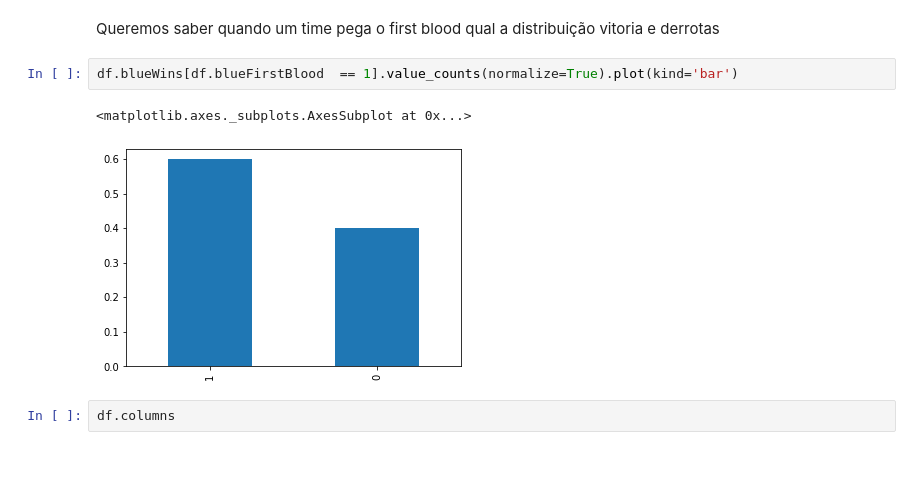
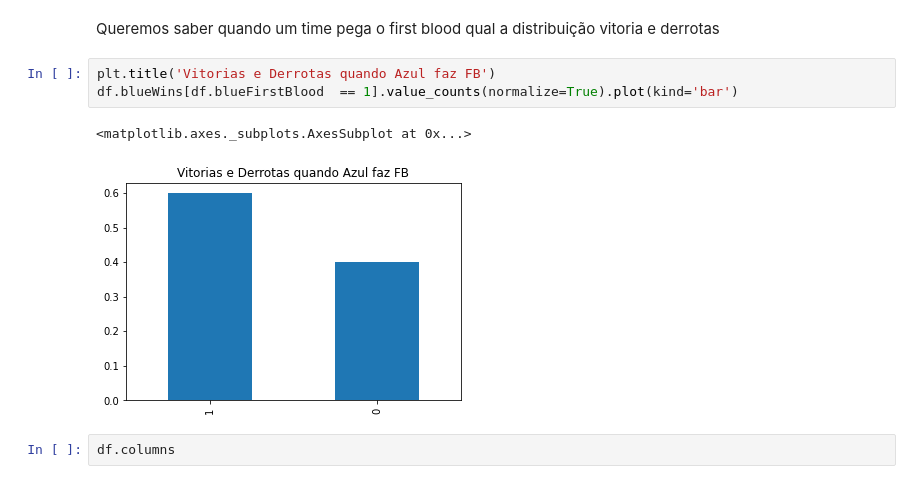
Before and after one commit to nilberthsouza/league-of-legends-analisys, a Jupyter notebook: explarationLeagueofLegendsDS.ipynb, the cells around one changed output. Cells and saved outputs as stored; diff of their text form.

```diff
--- a/explarationLeagueofLegendsDS.ipynb
+++ b/explarationLeagueofLegendsDS.ipynb
@@ -28,10 +44,11 @@ sns.scatterplot(x=df.blueKills,y=df.blueWardsPlaced,hue=df.blueWins == 1)
 # %% [markdown]
 Queremos saber quando um time pega o first blood qual a distribuição vitoria e derrotas
 # %%
+plt.title('Vitorias e Derrotas quando Azul faz FB')
 df.blueWins[df.blueFirstBlood  == 1].value_counts(normalize=True).plot(kind='bar')
 # %% [output]
 <matplotlib.axes._subplots.AxesSubplot at 0x...>
-[figure, old version]
+[figure, new version]
 # %%
 df.columns
 # %% [output]
```
Also changed, not shown: parts of 5 cells of this notebook.
